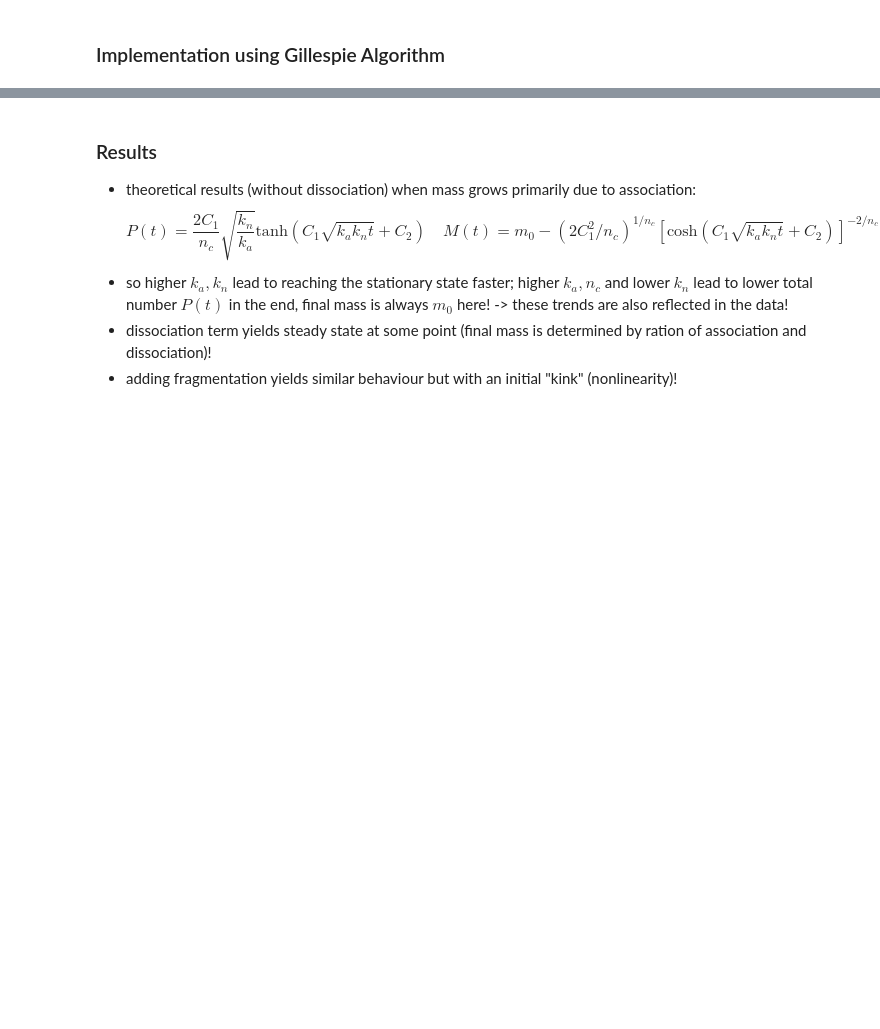
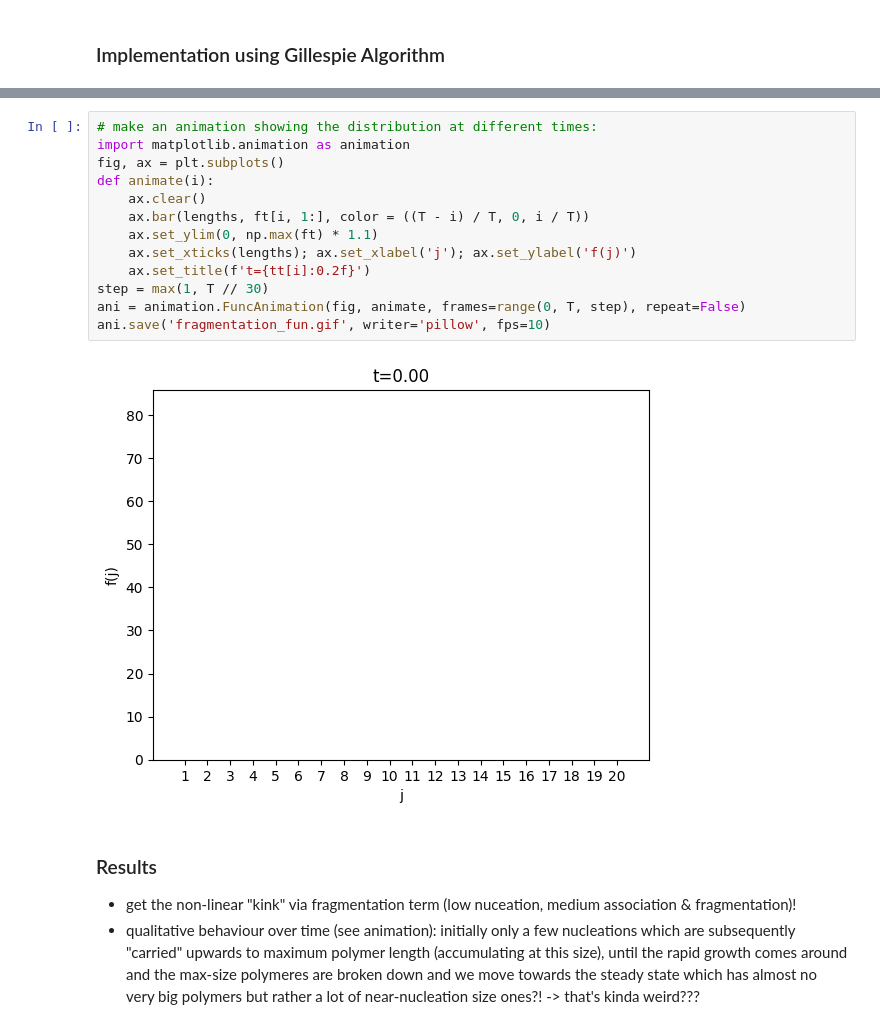
Before and after one commit to NeverGonnaGiveYou/AggregationProject, a Jupyter notebook: Gillespie_Benedict_OG.ipynb, the cells around one changed output, grey strips where cells are left out. Cells and saved outputs as stored; diff of their text form; blank space fills up the shorter version.

Commit message:
okay i think i learnt some new stuff here haha, but still haven't really done much to further the project (was kinda distracted) :|

```diff
--- a/Gillespie_Benedict_OG.ipynb
+++ b/Gillespie_Benedict_OG.ipynb
@@ -116,7 +117,19 @@ Text(0, 0.5, 'f(j)')
+# %%
+# make an animation showing the distribution at different times:
+import matplotlib.animation as animation
+fig, ax = plt.subplots()
+def animate(i):
+    ax.clear()
+    ax.bar(lengths, ft[i, 1:], color = ((T - i) / T, 0, i / T))
+    ax.set_ylim(0, np.max(ft) * 1.1)
+    ax.set_xticks(lengths); ax.set_xlabel('j'); ax.set_ylabel('f(j)')
+    ax.set_title(f't={tt[i]:0.2f}')
+step = max(1, T // 30)
+ani = animation.FuncAnimation(fig, animate, frames=range(0, T, step), repeat=False)
+ani.save('fragmentation_fun.gif', writer='pillow', fps=10)
+# %% [output]
+[figure, added]
 # %% [markdown]
 ### Results
-- theoretical results (without dissociation) when mass grows primarily due to association:
-$$ P(t) = \frac{2C_1}{n_c}\sqrt{\frac{k_n}{k_a}}\text{tanh}(C_1\sqrt{k_ak_nt}+C_2) \quad M(t) = m_0 - (2C_1^2/n_c)^{1/n_c}[\text{cosh}(C_1\sqrt{k_ak_nt}+C_2)]^{-2/n_c} $$
-- so higher $k_a,k_n$ lead to reaching the stationary state faster; higher $k_a,n_c$ and lower $k_n$ lead to lower total number $P(t)$ in the end, final mass is always $m_0$ here! -> these trends are also reflected in the data!
-- dissociation term yields steady state at some point (final mass is determined by ration of association and dissociation)!
-- adding fragmentation yields similar behaviour but with an initial "kink" (nonlinearity)!
+- get the non-linear "kink" via fragmentation term (low nuceation, medium association & fragmentation)!
+- qualitative behaviour over time (see animation): initially only a few nucleations which are subsequently "carried" upwards to maximum polymer length (accumulating at this size), until the rapid growth comes around and the max-size polymeres are broken down and we move towards the steady state which has almost no very big polymers but rather a lot of near-nucleation size ones?! -> that's kinda weird???
```
Also changed, not shown: parts of 4 cells of this notebook, 1 other file.
